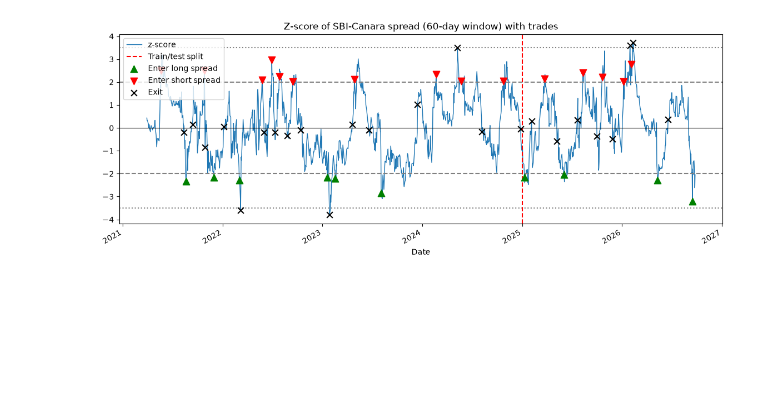
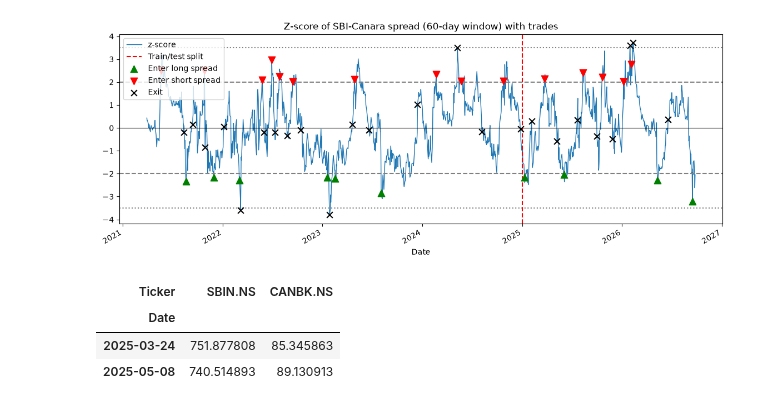
Before and after one commit to mystic0196/pairs-trading, a Jupyter notebook: notebooks/analysis.ipynb, the cells around one changed output. Cells and saved outputs as stored; diff of their text form; code cells hidden in the pictures; blank space fills up the shorter version.

```diff
--- a/notebooks/analysis.ipynb
+++ b/notebooks/analysis.ipynb
@@ -283,3 +283,10 @@ plt.savefig("../charts/zscore_trades.png", dpi=150, bbox_inches="tight")
 plt.show()
 # %% [output]
 [figure]
+# %%
+px.loc[["2025-03-24", "2025-05-08"], [A, B]]
+# %% [output]
+| Ticker | SBIN.NS | CANBK.NS |
+| Date |  |  |
+| 2025-03-24 | 751.877808 | 85.345863 |
+| 2025-05-08 | 740.514893 | 89.130913 |
```
Also changed, not shown: parts of 4 cells of this notebook, 1 other file.
